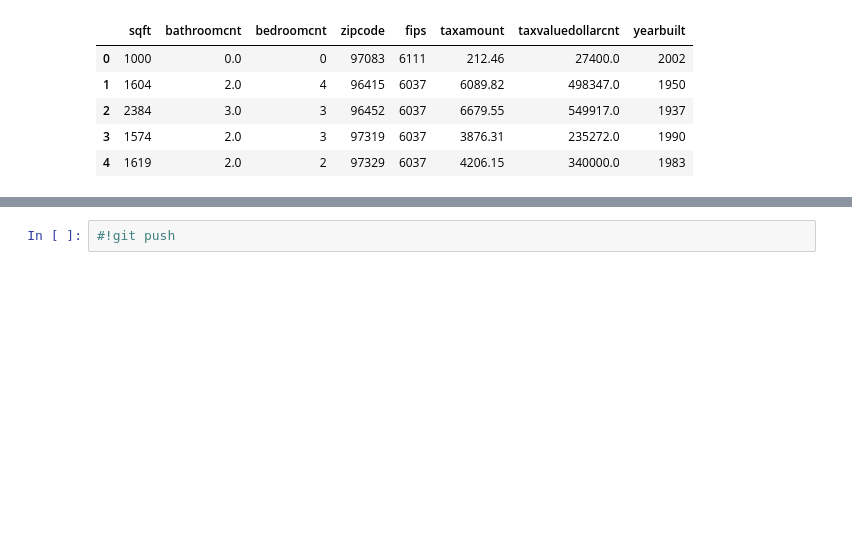
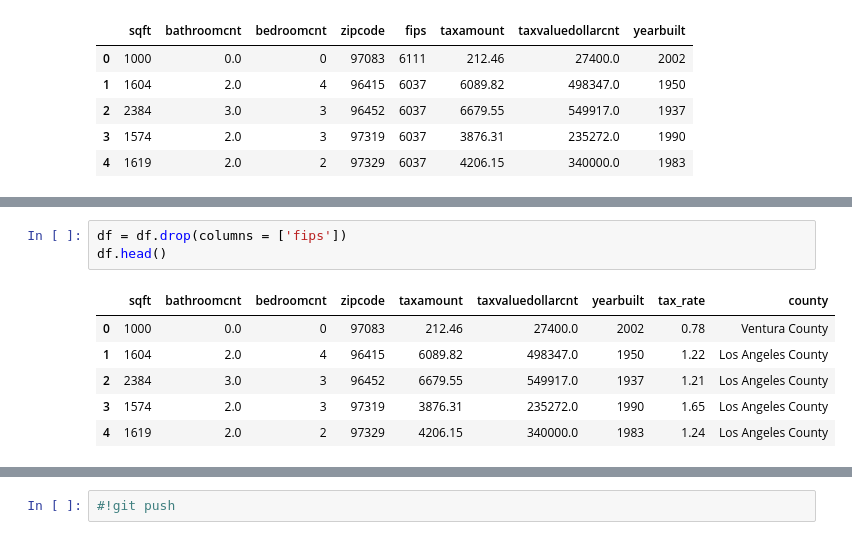
Before and after one commit to Brandon-Martinez27/zillow_regression_project, a Jupyter notebook: acquire_prep_g.ipynb, the cells around one changed output, grey strips where cells are left out. Drawn from its saved outputs; the diff is of its cells as text; blank space fills up the shorter version.

```diff
--- a/acquire_prep_g.ipynb
+++ b/acquire_prep_g.ipynb
@@ -260,0 +290,10 @@ df.head()
+# %%
+df = df.drop(columns = ['fips'])
+df.head()
+# %% [output]
+|  | sqft | bathroomcnt | bedroomcnt | zipcode | taxamount | taxvaluedollarcnt | yearbuilt | tax_rate | county |
+| 0 | 1000 | 0.0 | 0 | 97083 | 212.46 | 27400.0 | 2002 | 0.78 | Ventura County |
+| 1 | 1604 | 2.0 | 4 | 96415 | 6089.82 | 498347.0 | 1950 | 1.22 | Los Angeles County |
+| 2 | 2384 | 3.0 | 3 | 96452 | 6679.55 | 549917.0 | 1937 | 1.21 | Los Angeles County |
+| 3 | 1574 | 2.0 | 3 | 97319 | 3876.31 | 235272.0 | 1990 | 1.65 | Los Angeles County |
+| 4 | 1619 | 2.0 | 2 | 97329 | 4206.15 | 340000.0 | 1983 | 1.24 | Los Angeles County |
```
Also changed, not shown: parts of 9 cells of this notebook, 1 other file.
